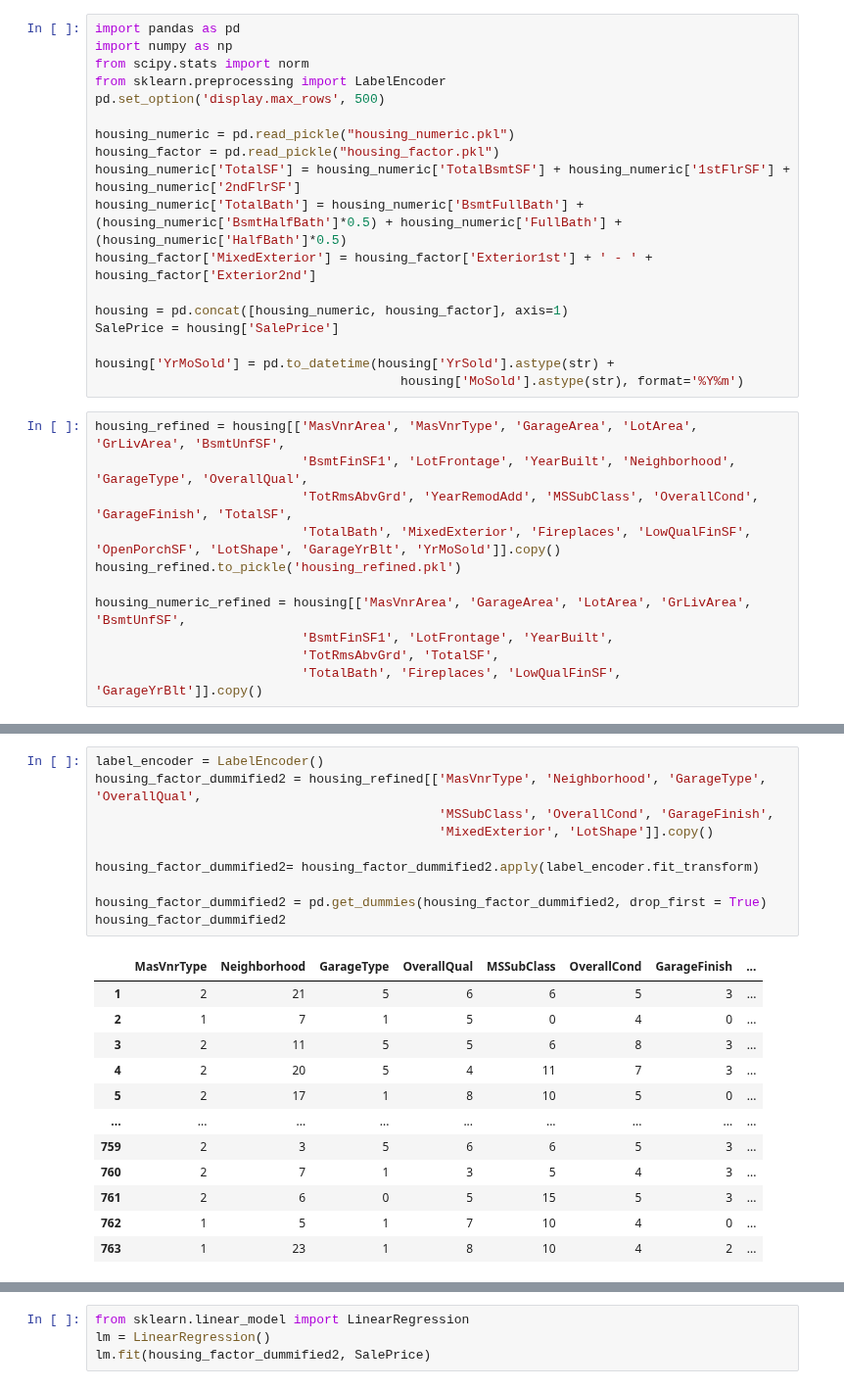
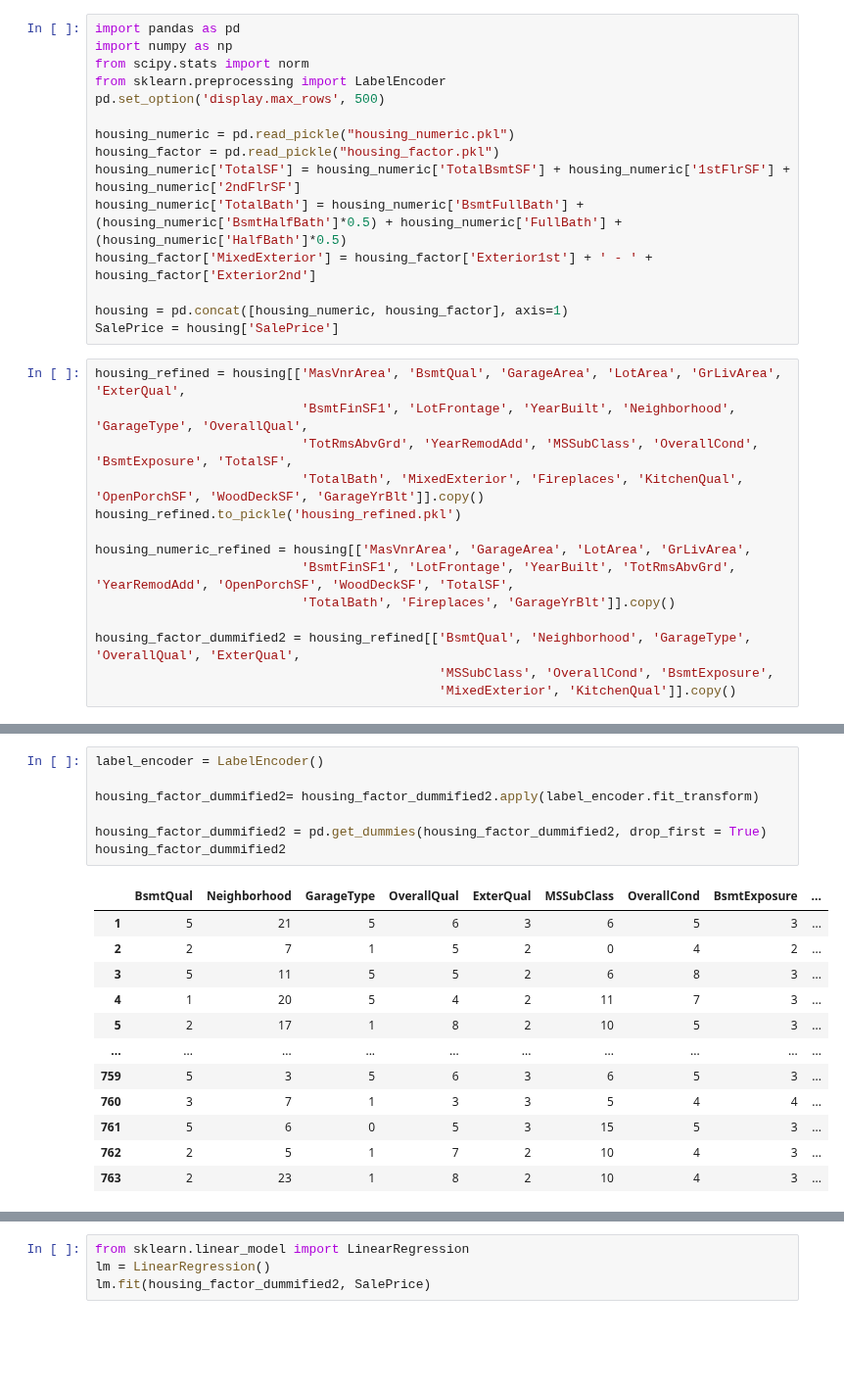
Before and after one commit to dimmediato/ML_Ames_Housing, a Jupyter notebook: Python/Ames_MLR_Refined.ipynb, the cells around one changed output, grey strips where cells are left out. Shown at 98% size. Drawn from its saved outputs; the diff is of its cells as text; blank space fills up the shorter version.

```diff
--- a/Python/Ames_MLR_Refined.ipynb
+++ b/Python/Ames_MLR_Refined.ipynb
@@ -13,20 +13,20 @@ housing_factor['MixedExterior'] = housing_factor['Exterior1st'] + ' - ' + housin
 
 housing = pd.concat([housing_numeric, housing_factor], axis=1)
 SalePrice = housing['SalePrice']
-
-housing['YrMoSold'] = pd.to_datetime(housing['YrSold'].astype(str) +
-                                        housing['MoSold'].astype(str), format='%Y%m')
 # %%
-housing_refined = housing[['MasVnrArea', 'MasVnrType', 'GarageArea', 'LotArea', 'GrLivArea', 'BsmtUnfSF',
+housing_refined = housing[['MasVnrArea', 'BsmtQual', 'GarageArea', 'LotArea', 'GrLivArea', 'ExterQual',
                            'BsmtFinSF1', 'LotFrontage', 'YearBuilt', 'Neighborhood', 'GarageType', 'OverallQual',
-                           'TotRmsAbvGrd', 'YearRemodAdd', 'MSSubClass', 'OverallCond', 'GarageFinish', 'TotalSF',
-                           'TotalBath', 'MixedExterior', 'Fireplaces', 'LowQualFinSF', 'OpenPorchSF', 'LotShape', 'GarageYrBlt', 'YrMoSold']].copy()
+                           'TotRmsAbvGrd', 'YearRemodAdd', 'MSSubClass', 'OverallCond', 'BsmtExposure', 'TotalSF',
+                           'TotalBath', 'MixedExterior', 'Fireplaces', 'KitchenQual', 'OpenPorchSF', 'WoodDeckSF', 'GarageYrBlt']].copy()
 housing_refined.to_pickle('housing_refined.pkl')
 
-housing_numeric_refined = housing[['MasVnrArea', 'GarageArea', 'LotArea', 'GrLivArea', 'BsmtUnfSF',
-                           'BsmtFinSF1', 'LotFrontage', 'YearBuilt',
-                           'TotRmsAbvGrd', 'TotalSF',
-                           'TotalBath', 'Fireplaces', 'LowQualFinSF', 'GarageYrBlt']].copy()
+housing_numeric_refined = housing[['MasVnrArea', 'GarageArea', 'LotArea', 'GrLivArea',
+                           'BsmtFinSF1', 'LotFrontage', 'YearBuilt', 'TotRmsAbvGrd', 'YearRemodAdd', 'OpenPorchSF', 'WoodDeckSF', 'TotalSF',
+                           'TotalBath', 'Fireplaces', 'GarageYrBlt']].copy()
+
+housing_factor_dummified2 = housing_refined[['BsmtQual', 'Neighborhood', 'GarageType', 'OverallQual', 'ExterQual',
+                                             'MSSubClass', 'OverallCond', 'BsmtExposure',
+                                             'MixedExterior', 'KitchenQual']].copy()
 # %%
 housing_refined
 # %% [output]
@@ -46,23 +46,20 @@ housing_refined
 # %%
 label_encoder = LabelEncoder()
-housing_factor_dummified2 = housing_refined[['MasVnrType', 'Neighborhood', 'GarageType', 'OverallQual',
-                                             'MSSubClass', 'OverallCond', 'GarageFinish',
-                                             'MixedExterior', 'LotShape']].copy()
 
 housing_factor_dummified2= housing_factor_dummified2.apply(label_encoder.fit_transform)
 
 housing_factor_dummified2 = pd.get_dummies(housing_factor_dummified2, drop_first = True)
 housing_factor_dummified2
 # %% [output]
-|  | MasVnrType | Neighborhood | GarageType | OverallQual | MSSubClass | OverallCond | GarageFinish | ... |
-| 1 | 2 | 21 | 5 | 6 | 6 | 5 | 3 | ... |
-| 2 | 1 | 7 | 1 | 5 | 0 | 4 | 0 | ... |
-| 3 | 2 | 11 | 5 | 5 | 6 | 8 | 3 | ... |
-| 4 | 2 | 20 | 5 | 4 | 11 | 7 | 3 | ... |
-| 5 | 2 | 17 | 1 | 8 | 10 | 5 | 0 | ... |
-| ... | ... | ... | ... | ... | ... | ... | ... | ... |
-| 759 | 2 | 3 | 5 | 6 | 6 | 5 | 3 | ... |
-| 760 | 2 | 7 | 1 | 3 | 5 | 4 | 3 | ... |
-| 761 | 2 | 6 | 0 | 5 | 15 | 5 | 3 | ... |
-| 762 | 1 | 5 | 1 | 7 | 10 | 4 | 0 | ... |
-| 763 | 1 | 23 | 1 | 8 | 10 | 4 | 2 | ... |
+|  | BsmtQual | Neighborhood | GarageType | OverallQual | ExterQual | MSSubClass | OverallCond | BsmtExposure | ... |
+| 1 | 5 | 21 | 5 | 6 | 3 | 6 | 5 | 3 | ... |
+| 2 | 2 | 7 | 1 | 5 | 2 | 0 | 4 | 2 | ... |
+| 3 | 5 | 11 | 5 | 5 | 2 | 6 | 8 | 3 | ... |
+| 4 | 1 | 20 | 5 | 4 | 2 | 11 | 7 | 3 | ... |
+| 5 | 2 | 17 | 1 | 8 | 2 | 10 | 5 | 3 | ... |
+| ... | ... | ... | ... | ... | ... | ... | ... | ... | ... |
+| 759 | 5 | 3 | 5 | 6 | 3 | 6 | 5 | 3 | ... |
+| 760 | 3 | 7 | 1 | 3 | 3 | 5 | 4 | 4 | ... |
+| 761 | 5 | 6 | 0 | 5 | 3 | 15 | 5 | 3 | ... |
+| 762 | 2 | 5 | 1 | 7 | 2 | 10 | 4 | 3 | ... |
+| 763 | 2 | 23 | 1 | 8 | 2 | 10 | 4 | 3 | ... |
```
Also changed, not shown: parts of 12 cells of this notebook.
